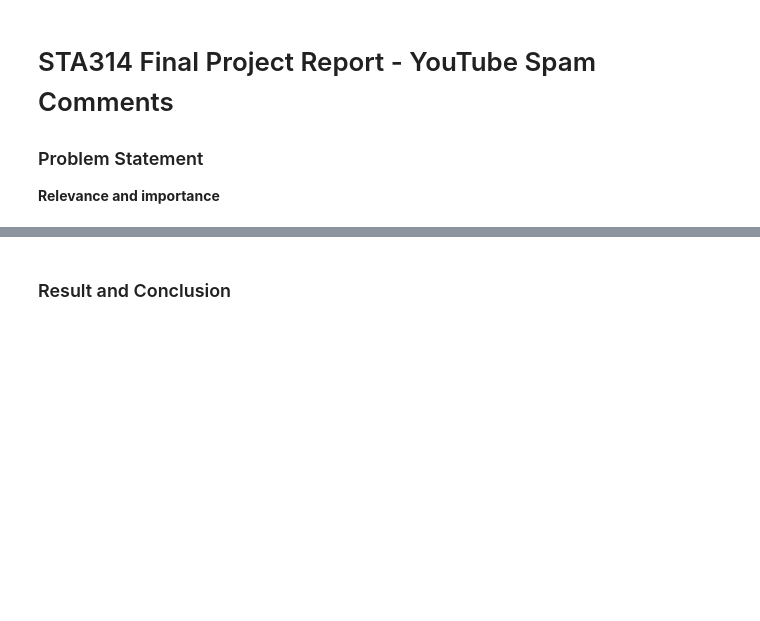
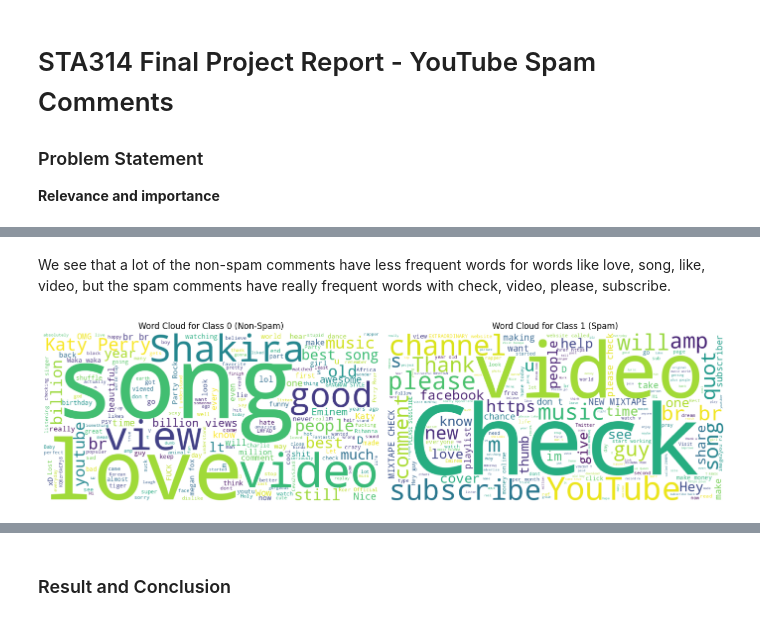
Before and after one commit to schandrachary/STA314, a Jupyter notebook: Report/report.ipynb, the cells around one changed output, grey strips where cells are left out. Drawn from its saved outputs; the diff is of its cells as text; code cells hidden in the pictures; blank space fills up the shorter version.

```diff
--- a/Report/report.ipynb
+++ b/Report/report.ipynb
@@ -6,0 +229,33 @@
+# %% [markdown]
+We see that a lot of the non-spam comments have less frequent words for words like love, song, like, video, but the spam comments have really frequent words with check, video, please, subscribe.
+# %%
+from wordcloud import WordCloud
+import matplotlib.pyplot as plt
+
+# c0
+class_0_text = " ".join(df[df['CLASS'] == 0]['CONTENT'].dropna())
+wordcloud_class_0 = WordCloud(width=800, height=400, background_color="white").generate(class_0_text)
+
+# Class 1
+class_1_text = " ".join(df[df['CLASS'] == 1]['CONTENT'].dropna())
+wordcloud_class_1 = WordCloud(width=800, height=400, background_color="white").generate(class_1_text)
+
+# plot
+plt.figure(figsize=(14, 7))
+
+# Word Cloud for Class 0
+plt.subplot(1, 2, 1)
+plt.imshow(wordcloud_class_0, interpolation='bilinear')
+plt.title("Word Cloud for Class 0 (Non-Spam)")
+plt.axis("off")
+
+# Word Cloud for Class 1
+plt.subplot(1, 2, 2)
+plt.imshow(wordcloud_class_1, interpolation='bilinear')
+plt.title("Word Cloud for Class 1 (Spam)")
+plt.axis("off")
+
+plt.tight_layout()
+plt.show()
+# %% [output]
+[figure, added]
```
Also changed, not shown: parts of 28 cells of this notebook.
